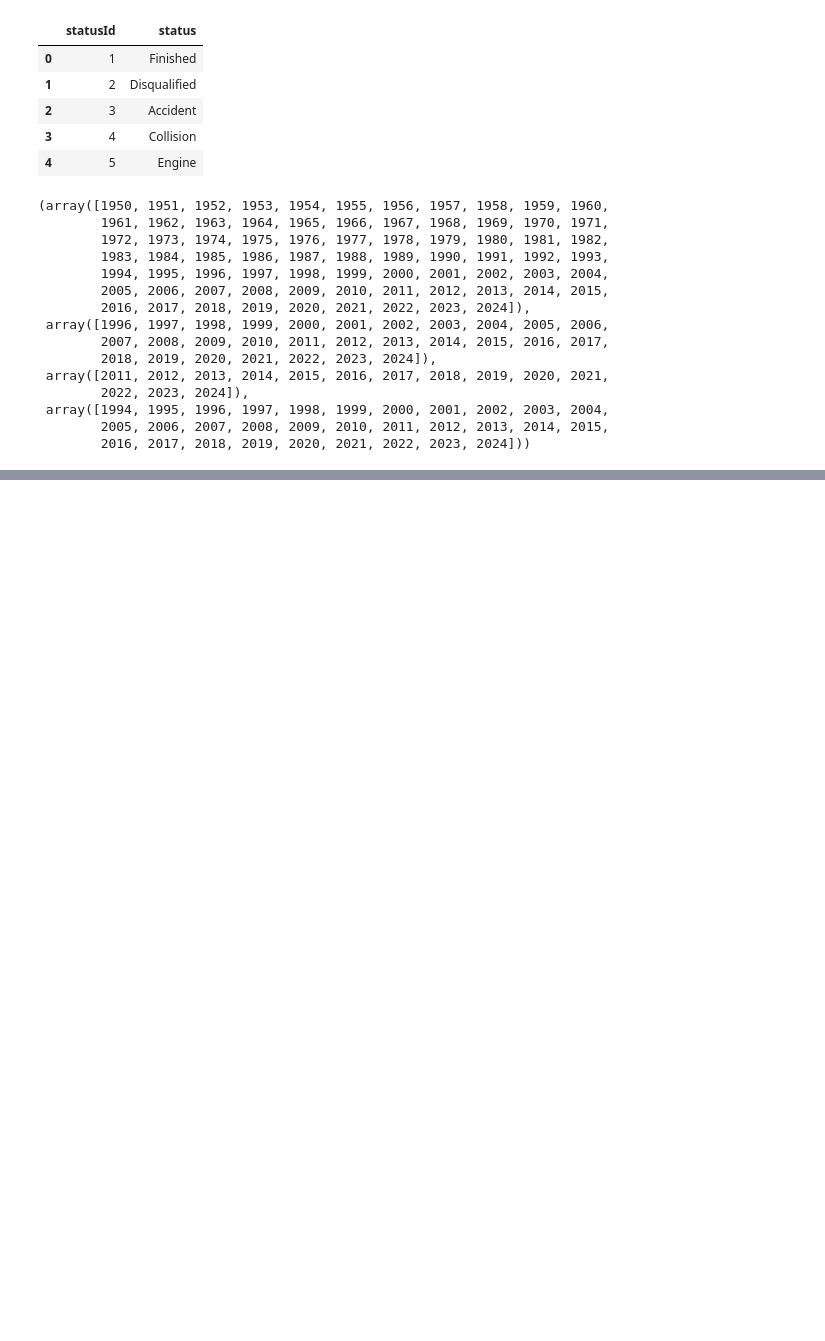
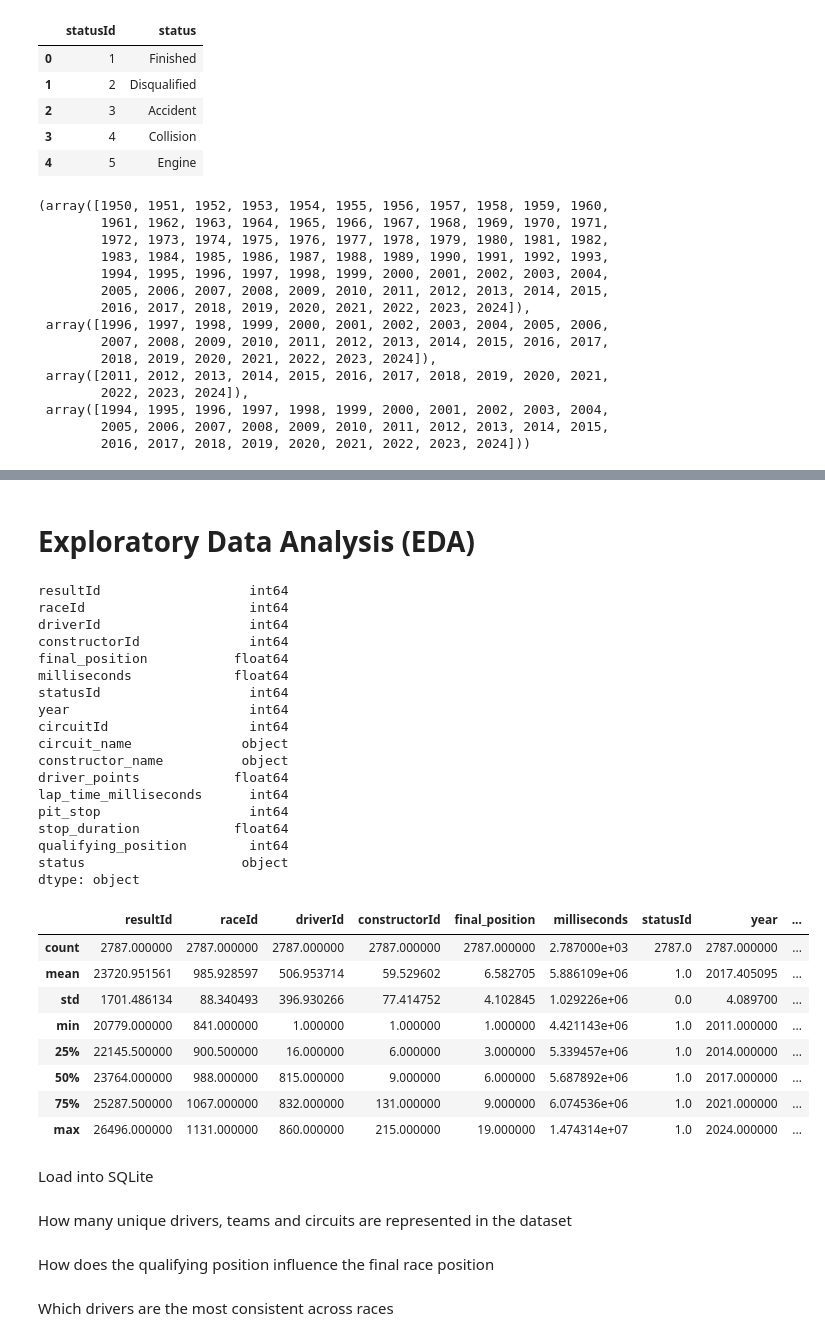
Before and after one commit to jennydang61/Driver-Performance-Prediction, a Jupyter notebook: formula1.ipynb, the cells around one changed output, grey strips where cells are left out. Saved outputs shown, nothing was run; the diff lists cells and outputs as text; code cells hidden in the pictures; blank space fills up the shorter version.

```diff
--- a/formula1.ipynb
+++ b/formula1.ipynb
@@ -244,0 +250,9 @@ display(final_combined_df)
+# %%
+combined_df.drop(['constructorId_y'], axis=1, inplace=True)
+combined_df.rename(columns={'constructorId_x': 'constructorId'}, inplace=True)
+
+df = combined_df[combined_df['status'] == 'Finished']
+
+df = df.dropna()
+df.isnull().sum()
+display(df)
@@ -244,0 +273,35 @@ display(final_combined_df)
+# %% [markdown]
+# Exploratory Data Analysis (EDA)
+# %%
+print(df.dtypes)
+display(df.describe())
+# %% [output]
+resultId                   int64
+raceId                     int64
+driverId                   int64
+constructorId              int64
+final_position           float64
+milliseconds             float64
+statusId                   int64
+year                       int64
+circuitId                  int64
+circuit_name              object
+constructor_name          object
+driver_points            float64
+lap_time_milliseconds      int64
+pit_stop                   int64
+stop_duration            float64
+qualifying_position        int64
+status                    object
+dtype: object
+|  | resultId | raceId | driverId | constructorId | final_position | milliseconds | statusId | year | ... |
+| count | 2787.000000 | 2787.000000 | 2787.000000 | 2787.000000 | 2787.000000 | 2.787000e+03 | 2787.0 | 2787.000000 | ... |
+| mean | 23720.951561 | 985.928597 | 506.953714 | 59.529602 | 6.582705 | 5.886109e+06 | 1.0 | 2017.405095 | ... |
+| std | 1701.486134 | 88.340493 | 396.930266 | 77.414752 | 4.102845 | 1.029226e+06 | 0.0 | 4.089700 | ... |
+| min | 20779.000000 | 841.000000 | 1.000000 | 1.000000 | 1.000000 | 4.421143e+06 | 1.0 | 2011.000000 | ... |
+| 25% | 22145.500000 | 900.500000 | 16.000000 | 6.000000 | 3.000000 | 5.339457e+06 | 1.0 | 2014.000000 | ... |
+| 50% | 23764.000000 | 988.000000 | 815.000000 | 9.000000 | 6.000000 | 5.687892e+06 | 1.0 | 2017.000000 | ... |
+| 75% | 25287.500000 | 1067.000000 | 832.000000 | 131.000000 | 9.000000 | 6.074536e+06 | 1.0 | 2021.000000 | ... |
+| max | 26496.000000 | 1131.000000 | 860.000000 | 215.000000 | 19.000000 | 1.474314e+07 | 1.0 | 2024.000000 | ... |
+# %% [markdown]
+Load into SQLite
@@ -244,0 +311,6 @@ display(final_combined_df)
+# %% [markdown]
+How many unique drivers, teams and circuits are represented in the dataset
+# %% [markdown]
+How does the qualifying position influence the final race position
+# %% [markdown]
+Which drivers are the most consistent across races
```
Also changed, not shown: parts of 11 cells of this notebook.
